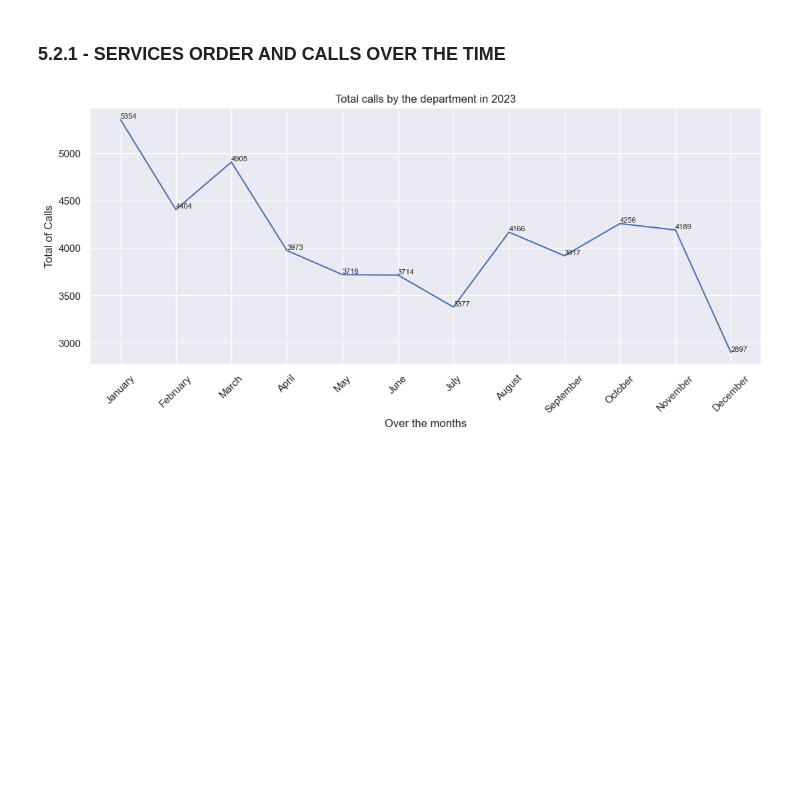
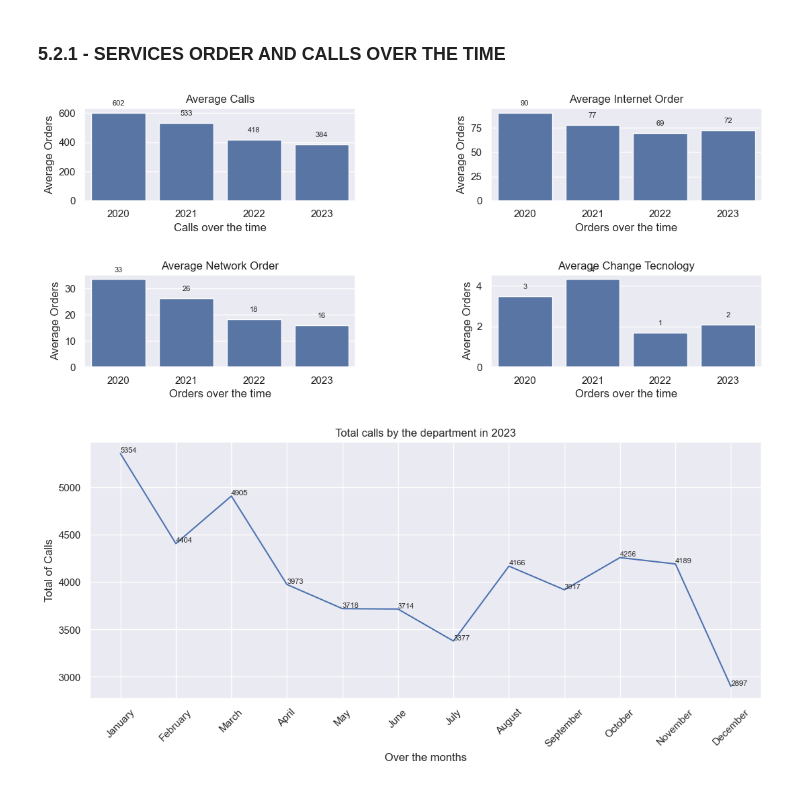
Before and after one commit to erickvieiras/callcenter_performance, a Jupyter notebook: notebook/callcenter.ipynb, the cells around one changed output. Drawn from its saved outputs; the diff is of its cells as text; code cells hidden in the pictures; blank space fills up the shorter version.

```diff
--- a/notebook/callcenter.ipynb
+++ b/notebook/callcenter.ipynb
@@ -870,6 +870,51 @@ plt.show()
 ## 5.2 - BIVARIATE ANALYSIS
 # %% [markdown]
 ### 5.2.1 - SERVICES ORDER AND CALLS OVER THE TIME
+# %%
+plt.subplot(2,2,1)
+plt.subplots_adjust(hspace=0.8, wspace=0.5)
+aux = df5.groupby(['year'])['calls_taken'].mean().reset_index()
+plot = sns.barplot(data = aux, x = 'year', y = 'calls_taken')
+plt.title('Average Calls')
+plt.xlabel('Calls over the time')
+plt.ylabel('Average Orders')
+for p in plot.patches:
+    plot.annotate(f'{int(p.get_height())}', (p.get_x() + p.get_width() / 2., p.get_height()),
+                 ha='center', va='center', xytext=(0, 10), textcoords='offset points', fontsize=8, rotation='horizontal')
+
+plt.subplot(2,2,2)
+aux1 = df5.groupby(['year'])['internet_order'].mean().reset_index()
+plot1 = sns.barplot(data = aux1, x = 'year', y = 'internet_order')
+plt.title('Average Internet Order')
+plt.xlabel('Orders over the time')
+plt.ylabel('Average Orders')
+for p in plot1.patches:
+    plot1.annotate(f'{int(p.get_height())}', (p.get_x() + p.get_width() / 2., p.get_height()),
+                 ha='center', va='center', xytext=(0, 10), textcoords='offset points', fontsize=8, rotation='horizontal')
+
+plt.subplot(2,2,3)
+aux2 = df5.groupby(['year'])['network_order'].mean().reset_index()
+plot2 = sns.barplot(data = aux2, x = 'year', y = 'network_order')
+plt.title('Average Network Order')
+plt.xlabel('Orders over the time')
+plt.ylabel('Average Orders')
+for p in plot2.patches:
+    plot2.annotate(f'{int(p.get_height())}', (p.get_x() + p.get_width() / 2., p.get_height()),
+                 ha='center', va='center', xytext=(0, 10), textcoords='offset points', fontsize=8, rotation='horizontal')
+
+plt.subplot(2,2,4)
+aux3 = df5.groupby(['year'])['change_tecnology_order'].mean().reset_index()
+plot3 = sns.barplot(data = aux3, x = 'year', y = 'change_tecnology_order')
+plt.title('Average Change Tecnology')
+plt.xlabel('Orders over the time')
+plt.ylabel('Average Orders')
+for p in plot3.patches:
+    plot3.annotate(f'{int(p.get_height())}', (p.get_x() + p.get_width() / 2., p.get_height()),
+                 ha='center', va='center', xytext=(0, 10), textcoords='offset points', fontsize=8, rotation='horizontal')
+
+plt.show()
+# %% [output]
+[figure, added]
 # %%
 aux00 = df5.loc[df5['year'] == 2023]
 aux02 = aux00.groupby(['month_year', 'number_month'])['calls_taken'].sum().reset_index().sort_values('number_month', ascending = True)
```
Also changed, not shown: parts of 14 cells of this notebook.
